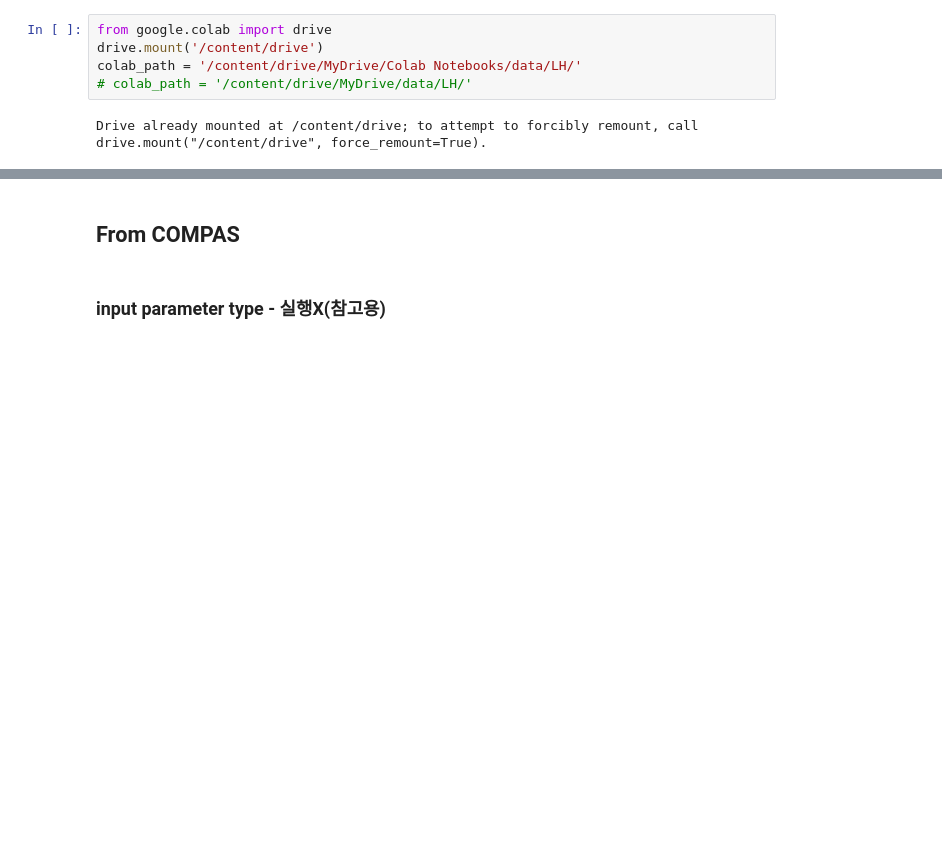
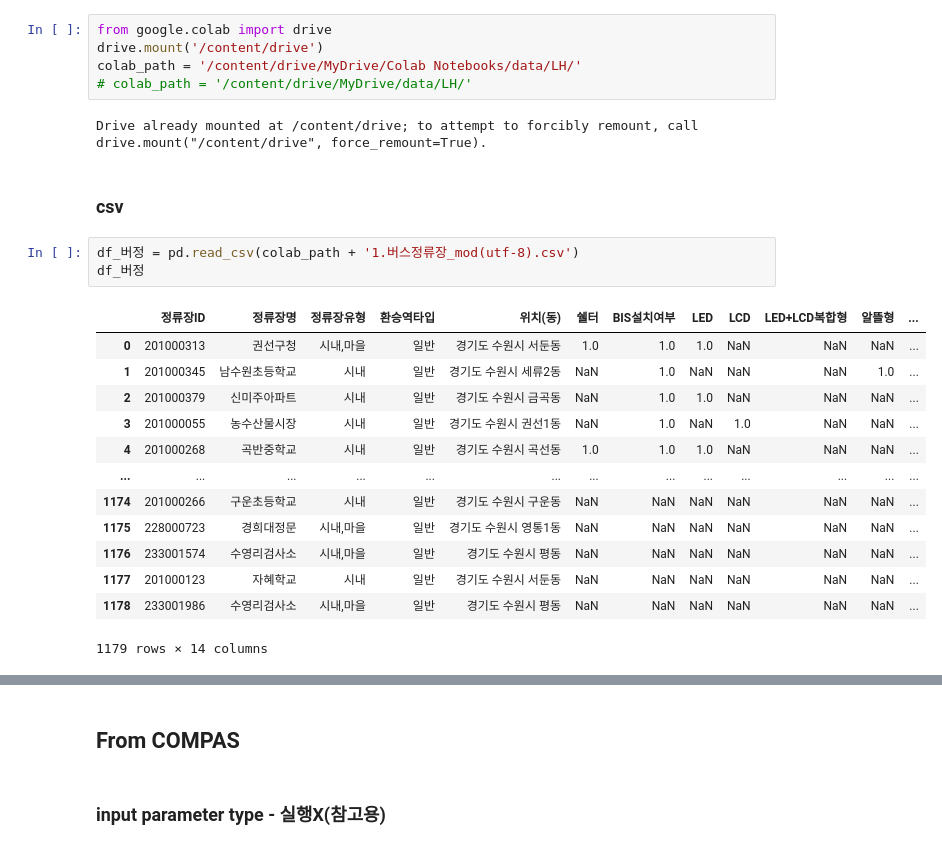
Before and after one commit to eruru0411/DL_Study, a Jupyter notebook: LH.ipynb, the cells around one changed output, grey strips where cells are left out. Cells and saved outputs as stored; diff of their text form; blank space fills up the shorter version.

Commit message:
Colaboratory を使用して作成しました

```diff
--- a/LH.ipynb
+++ b/LH.ipynb
@@ -250,3 +292,22 @@ colab_path = '/content/drive/MyDrive/Colab Notebooks/data/LH/'
 # colab_path = '/content/drive/MyDrive/data/LH/'
 # %% [output]
 Drive already mounted at /content/drive; to attempt to forcibly remount, call drive.mount("/content/drive", force_remount=True).
+# %% [markdown]
+### csv
+# %%
+df_버정 = pd.read_csv(colab_path + '1.버스정류장_mod(utf-8).csv')
+df_버정
+# %% [output]
+|  | 정류장ID | 정류장명 | 정류장유형 | 환승역타입 | 위치(동) | 쉘터 | BIS설치여부 | LED | LCD | LED+LCD복합형 | 알뜰형 | ... |
+| 0 | 201000313 | 권선구청 | 시내,마을 | 일반 | 경기도 수원시 서둔동 | 1.0 | 1.0 | 1.0 | NaN | NaN | NaN | ... |
+| 1 | 201000345 | 남수원초등학교 | 시내 | 일반 | 경기도 수원시 세류2동 | NaN | 1.0 | NaN | NaN | NaN | 1.0 | ... |
+| 2 | 201000379 | 신미주아파트 | 시내 | 일반 | 경기도 수원시 금곡동 | NaN | 1.0 | 1.0 | NaN | NaN | NaN | ... |
+| 3 | 201000055 | 농수산물시장 | 시내 | 일반 | 경기도 수원시 권선1동 | NaN | 1.0 | NaN | 1.0 | NaN | NaN | ... |
+| 4 | 201000268 | 곡반중학교 | 시내 | 일반 | 경기도 수원시 곡선동 | 1.0 | 1.0 | 1.0 | NaN | NaN | NaN | ... |
+| ... | ... | ... | ... | ... | ... | ... | ... | ... | ... | ... | ... | ... |
+| 1174 | 201000266 | 구운초등학교 | 시내 | 일반 | 경기도 수원시 구운동 | NaN | NaN | NaN | NaN | NaN | NaN | ... |
+| 1175 | 228000723 | 경희대정문 | 시내,마을 | 일반 | 경기도 수원시 영통1동 | NaN | NaN | NaN | NaN | NaN | NaN | ... |
+| 1176 | 233001574 | 수영리검사소 | 시내,마을 | 일반 | 경기도 수원시 평동 | NaN | NaN | NaN | NaN | NaN | NaN | ... |
+| 1177 | 201000123 | 자혜학교 | 시내 | 일반 | 경기도 수원시 서둔동 | NaN | NaN | NaN | NaN | NaN | NaN | ... |
+| 1178 | 233001986 | 수영리검사소 | 시내,마을 | 일반 | 경기도 수원시 평동 | NaN | NaN | NaN | NaN | NaN | NaN | ... |
+1179 rows × 14 columns
```
Also changed, not shown: parts of 64 cells of this notebook.
